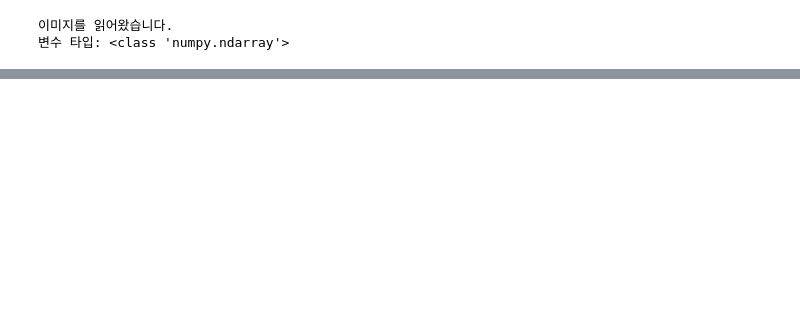
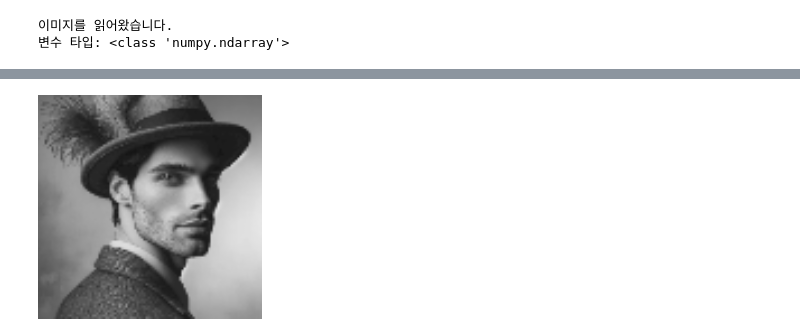
Before and after one commit to KimManSub/opencv_practice, a Jupyter notebook: Open_CV를_이용한_이미지_처리_실습.ipynb, the cells around one changed output, grey strips where cells are left out. Drawn from its saved outputs; the diff is of its cells as text; code cells hidden in the pictures; blank space fills up the shorter version.

```diff
--- a/Open_CV를_이용한_이미지_처리_실습.ipynb
+++ b/Open_CV를_이용한_이미지_처리_실습.ipynb
@@ -25,0 +167,12 @@ print(f"변수 타입: {type(image)}")
+# %%
+#이미지 사이즈 원래대로 돌리기 1
+
+image_big = cv2.resize(image_small, (224,224))
+cv2_imshow(image_big)
+
+# 특징
+# 축소된 이미지
+# 작은이미지를 확대해서 깨짐
+# 축소된 이미지에서는 보간법이 효과적이지 않음
+# %% [output]
+[figure, added]
```
Also changed, not shown: parts of 48 cells of this notebook.
